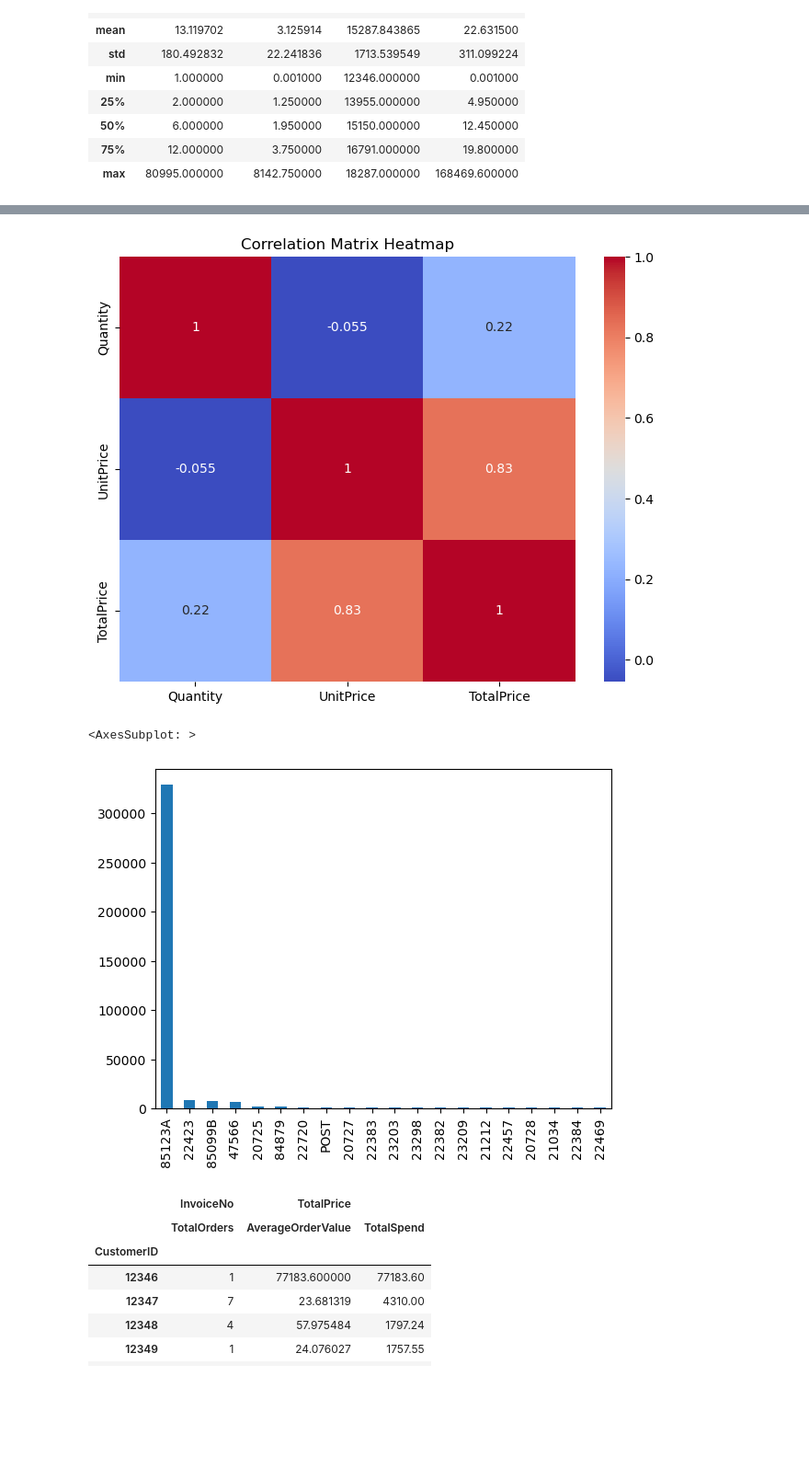
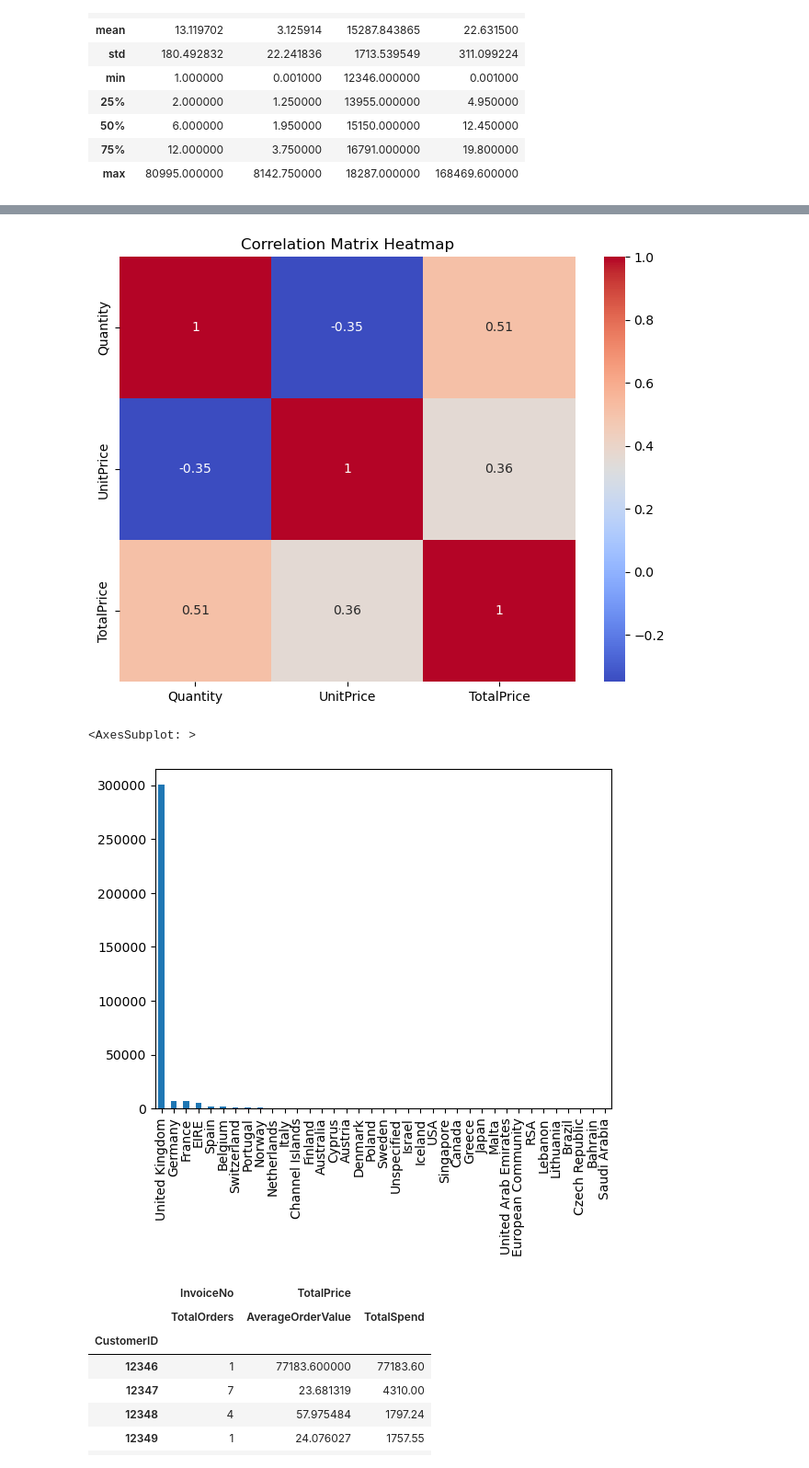
Before and after one commit to kflemming30/Customer-Segmentation, a Jupyter notebook: Segmentation.ipynb, the cells around one changed output, grey strips where cells are left out. Shown at 92% size. Cells and saved outputs as stored; diff of their text form; code cells hidden in the pictures; blank space fills up the shorter version.

```diff
--- a/Segmentation.ipynb
+++ b/Segmentation.ipynb
@@ -167,8 +172,26 @@ onlineretail_cleaned.describe()
 # %%
-Q1 = onlineretail_cleaned['Quantity'].quantile(0.25)
-Q3 = onlineretail_cleaned['Quantity'].quantile(0.75)
-IQR = Q3 - Q1
+# Calculate IQR for Quantity
+Q1_quantity = onlineretail_cleaned['Quantity'].quantile(0.25)
+Q3_quantity = onlineretail_cleaned['Quantity'].quantile(0.75)
+IQR_quantity = Q3_quantity - Q1_quantity
 
-# Filtering out the outliers
-onlineretail_filtered = onlineretail_cleaned[(onlineretail_cleaned['Quantity'] >= (Q1 - 1.5 * IQR)) &
-                                             (onlineretail_cleaned['Quantity'] <= (Q3 + 1.5 * IQR))]
+# Calculate IQR for UnitPrice
+Q1_price = onlineretail_cleaned['UnitPrice'].quantile(0.25)
+Q3_price = onlineretail_cleaned['UnitPrice'].quantile(0.75)
+IQR_price = Q3_price - Q1_price
+
+# Filtering out the outliers for both Quantity and UnitPrice
+onlineretail_filtered = onlineretail_cleaned[
+    ((onlineretail_cleaned['Quantity'] >= (Q1_quantity - 1.5 * IQR_quantity)) &
+     (onlineretail_cleaned['Quantity'] <= (Q3_quantity + 1.5 * IQR_quantity))) &
+    ((onlineretail_cleaned['UnitPrice'] >= (Q1_price - 1.5 * IQR_price)) &
+     (onlineretail_cleaned['UnitPrice'] <= (Q3_price + 1.5 * IQR_price)))
+]
+
+# Creating a dataset for outliers in Quantity and UnitPrice
+onlineretail_outliers = onlineretail_cleaned[
+    (onlineretail_cleaned['Quantity'] < (Q1_quantity - 1.5 * IQR_quantity)) |
+    (onlineretail_cleaned['Quantity'] > (Q3_quantity + 1.5 * IQR_quantity)) |
+    (onlineretail_cleaned['UnitPrice'] < (Q1_price - 1.5 * IQR_price)) |
+    (onlineretail_cleaned['UnitPrice'] > (Q3_price + 1.5 * IQR_price))
+]
@@ -216,16 +241,13 @@ sns.heatmap(corr, annot=True, cmap='coolwarm')
 plt.title('Correlation Matrix Heatmap')
 plt.show()
 # %% [output]
-[figure, old version]
+[figure, new version]
 # %%
 # For Country
 onlineretail_filtered['Country'].value_counts().plot(kind='bar')
-
-# For StockCode
-onlineretail_filtered['StockCode'].value_counts().head(20).plot(kind='bar')  # Top 20 stock codes
 # %% [output]
 <AxesSubplot: >
-[figure, old version]
+[figure, new version]
 # %%
 customer_data = onlineretail_cleaned.groupby('CustomerID').agg({
     'InvoiceNo': 'nunique',
```
Also changed, not shown: parts of 32 cells of this notebook, 1 other file.
